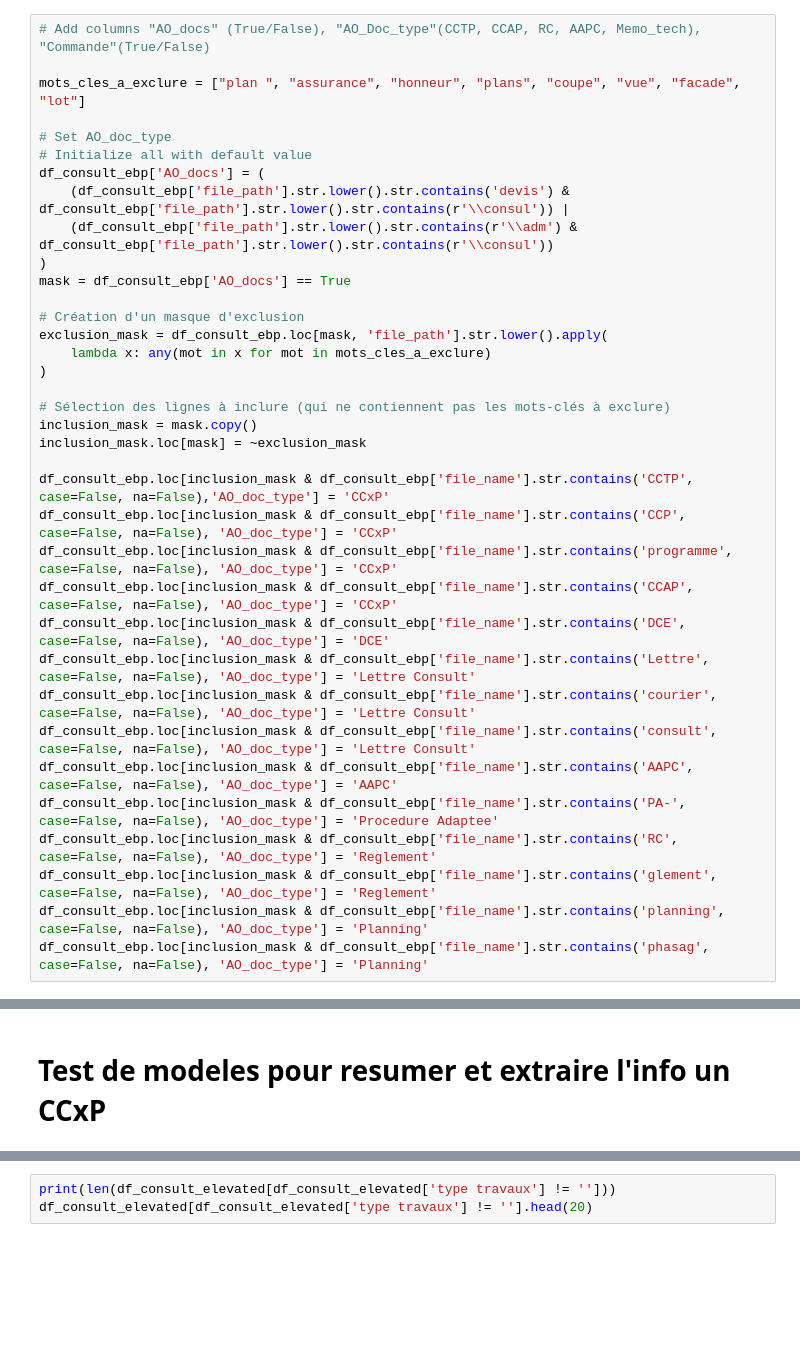
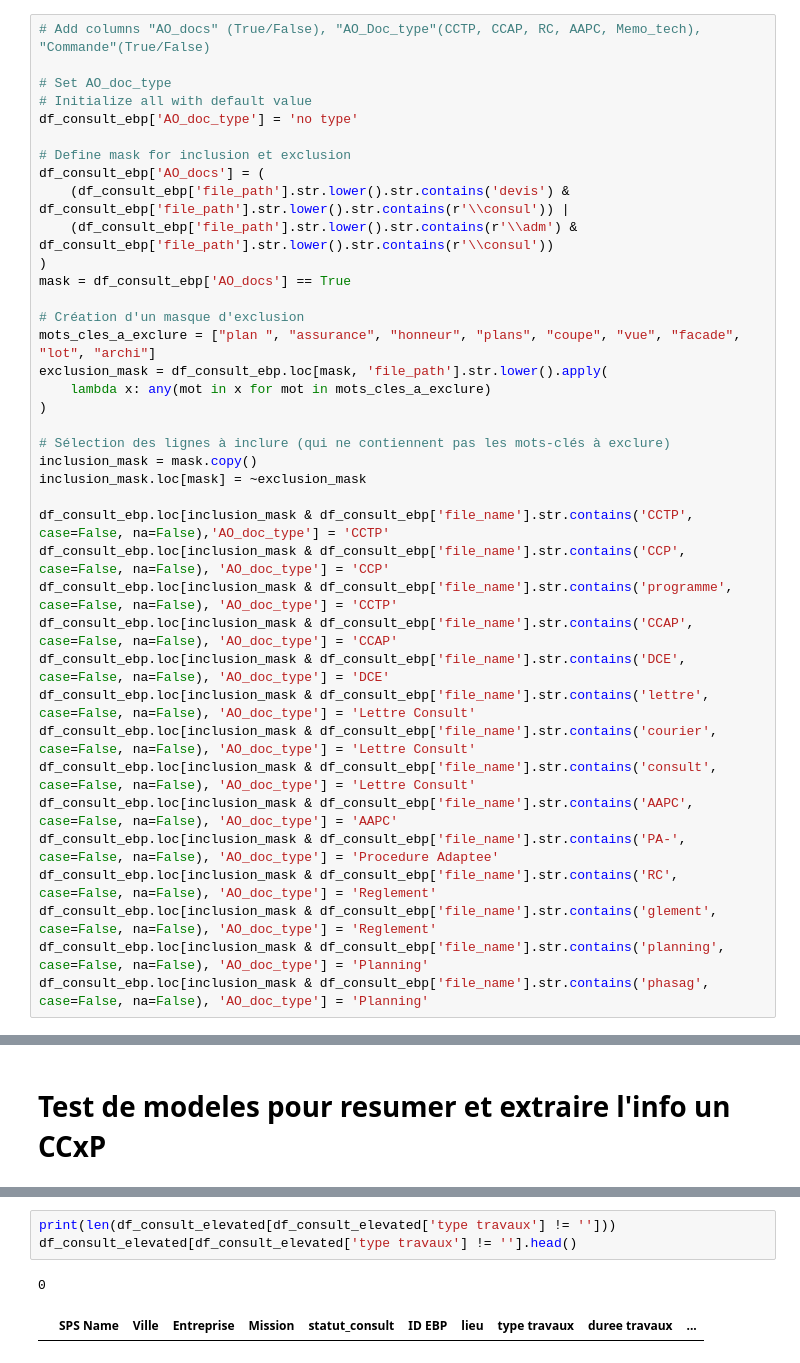
Before and after one commit to JCM-Sid/BidManagement, a Jupyter notebook: 2_test_modele_consult.ipynb, the cells around one changed output, grey strips where cells are left out. Cells and saved outputs as stored; diff of their text form; blank space fills up the shorter version.

```diff
--- a/2_test_modele_consult.ipynb
+++ b/2_test_modele_consult.ipynb
@@ -62,10 +63,11 @@ df_consult_ebp.loc[mask, "ID EBP"] = "no EBP " + (unique_ids + 1).astype(str)
 # %%
 # Add columns "AO_docs" (True/False), "AO_Doc_type"(CCTP, CCAP, RC, AAPC, Memo_tech), "Commande"(True/False)
 
-mots_cles_a_exclure = ["plan ", "assurance", "honneur", "plans", "coupe", "vue", "facade", "lot"]
-
 # Set AO_doc_type
 # Initialize all with default value
+df_consult_ebp['AO_doc_type'] = 'no type'
+
+# Define mask for inclusion et exclusion
 df_consult_ebp['AO_docs'] = (
     (df_consult_ebp['file_path'].str.lower().str.contains('devis') & df_consult_ebp['file_path'].str.lower().str.contains(r'\\consul')) |
     (df_consult_ebp['file_path'].str.lower().str.contains(r'\\adm') & df_consult_ebp['file_path'].str.lower().str.contains(r'\\consul'))
@@ -73,6 +75,7 @@ df_consult_ebp['AO_docs'] = (
 mask = df_consult_ebp['AO_docs'] == True
 
 # Création d'un masque d'exclusion
+mots_cles_a_exclure = ["plan ", "assurance", "honneur", "plans", "coupe", "vue", "facade", "lot", "archi"]
 exclusion_mask = df_consult_ebp.loc[mask, 'file_path'].str.lower().apply(
     lambda x: any(mot in x for mot in mots_cles_a_exclure)
 )
@@ -81,12 +84,12 @@ exclusion_mask = df_consult_ebp.loc[mask, 'file_path'].str.lower().apply(
 inclusion_mask = mask.copy()
 inclusion_mask.loc[mask] = ~exclusion_mask
 
-df_consult_ebp.loc[inclusion_mask & df_consult_ebp['file_name'].str.contains('CCTP', case=False, na=False),'AO_doc_type'] = 'CCxP'
-df_consult_ebp.loc[inclusion_mask & df_consult_ebp['file_name'].str.contains('CCP', case=False, na=False), 'AO_doc_type'] = 'CCxP'
-df_consult_ebp.loc[inclusion_mask & df_consult_ebp['file_name'].str.contains('programme', case=False, na=False), 'AO_doc_type'] = 'CCxP'
-df_consult_ebp.loc[inclusion_mask & df_consult_ebp['file_name'].str.contains('CCAP', case=False, na=False), 'AO_doc_type'] = 'CCxP'
+df_consult_ebp.loc[inclusion_mask & df_consult_ebp['file_name'].str.contains('CCTP', case=False, na=False),'AO_doc_type'] = 'CCTP'
+df_consult_ebp.loc[inclusion_mask & df_consult_ebp['file_name'].str.contains('CCP', case=False, na=False), 'AO_doc_type'] = 'CCP'
+df_consult_ebp.loc[inclusion_mask & df_consult_ebp['file_name'].str.contains('programme', case=False, na=False), 'AO_doc_type'] = 'CCTP'
+df_consult_ebp.loc[inclusion_mask & df_consult_ebp['file_name'].str.contains('CCAP', case=False, na=False), 'AO_doc_type'] = 'CCAP'
 df_consult_ebp.loc[inclusion_mask & df_consult_ebp['file_name'].str.contains('DCE', case=False, na=False), 'AO_doc_type'] = 'DCE'
-df_consult_ebp.loc[inclusion_mask & df_consult_ebp['file_name'].str.contains('Lettre', case=False, na=False), 'AO_doc_type'] = 'Lettre Consult'
+df_consult_ebp.loc[inclusion_mask & df_consult_ebp['file_name'].str.contains('lettre', case=False, na=False), 'AO_doc_type'] = 'Lettre Consult'
 df_consult_ebp.loc[inclusion_mask & df_consult_ebp['file_name'].str.contains('courier', case=False, na=False), 'AO_doc_type'] = 'Lettre Consult'
 df_consult_ebp.loc[inclusion_mask & df_consult_ebp['file_name'].str.contains('consult', case=False, na=False), 'AO_doc_type'] = 'Lettre Consult'
 df_consult_ebp.loc[inclusion_mask & df_consult_ebp['file_name'].str.contains('AAPC', case=False, na=False), 'AO_doc_type'] = 'AAPC'
@@ -733,3 +1218,6 @@ commande publique pour obtenir une interprétation précise des dispositions con
 # %%
 print(len(df_consult_elevated[df_consult_elevated['type travaux'] != '']))
-df_consult_elevated[df_consult_elevated['type travaux'] != ''].head(20)
+df_consult_elevated[df_consult_elevated['type travaux'] != ''].head()
+# %% [output]
+0
+|  | SPS Name | Ville | Entreprise | Mission | statut_consult | ID EBP | lieu | type travaux | duree travaux | ... |
```
Also changed, not shown: parts of 18 cells of this notebook, 1 other file.
